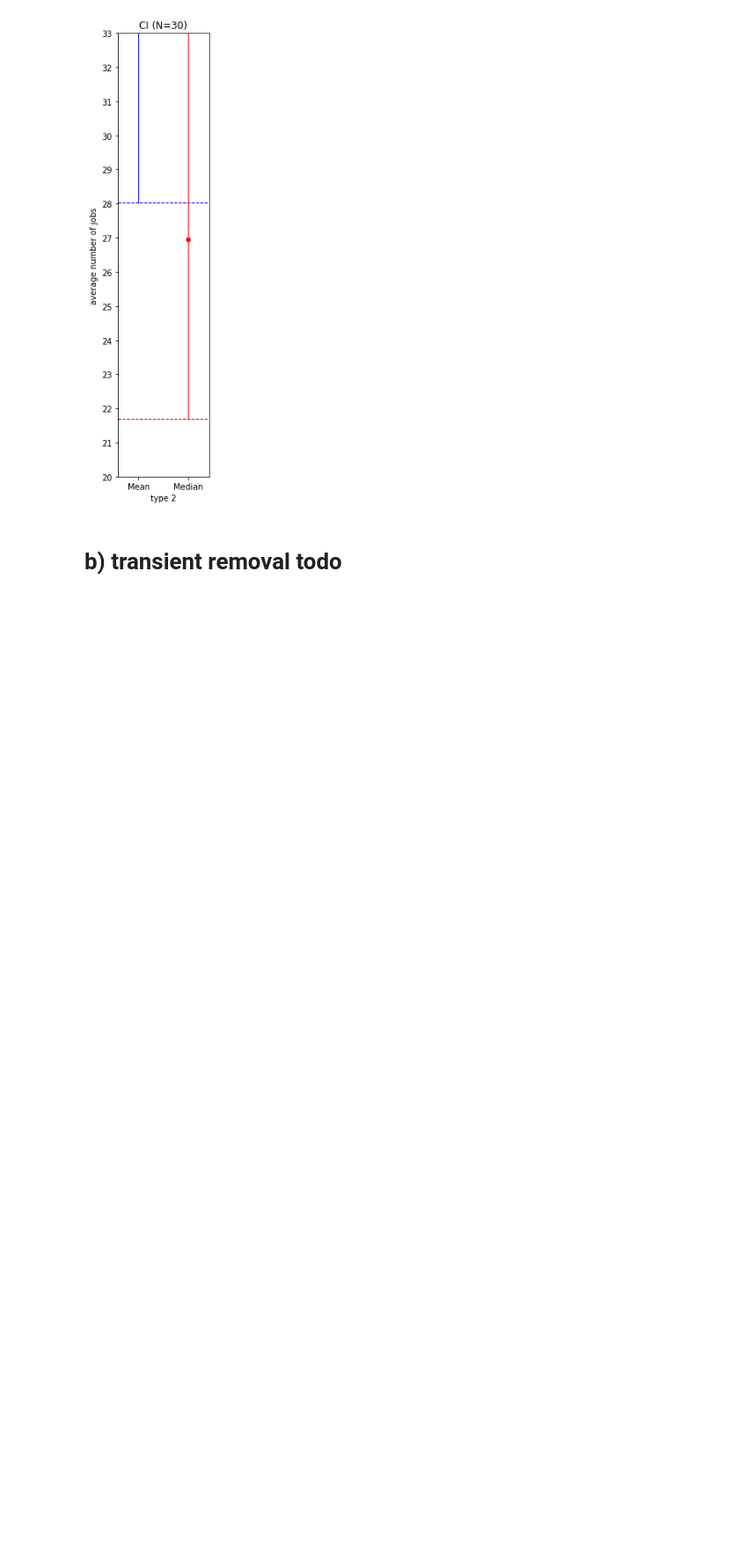
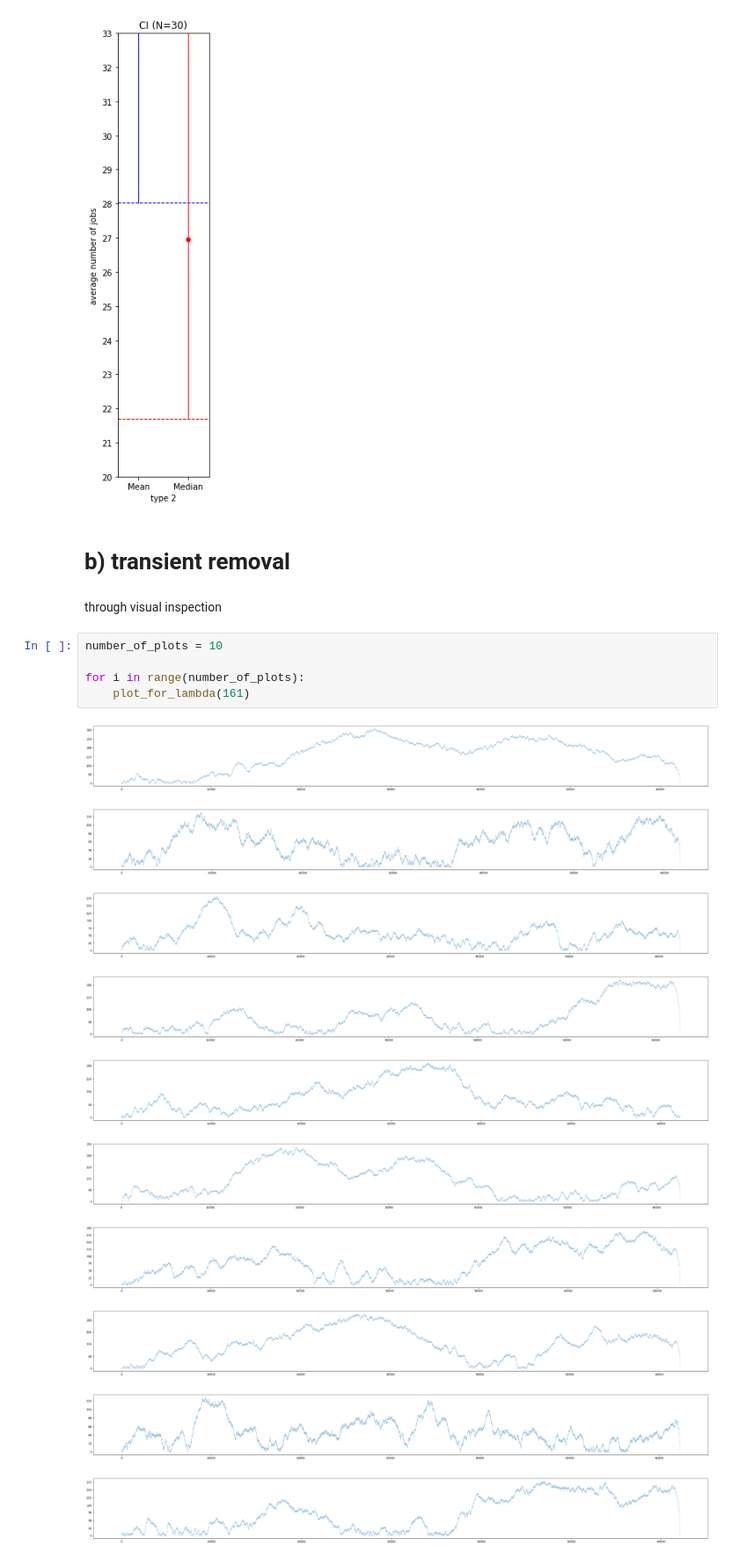
Before and after one commit to joelmfonseca/COM-503, a Jupyter notebook: hw3/Q1.ipynb, the cells around one changed output. Shown at 88% size. Saved outputs shown, nothing was run; the diff lists cells and outputs as text; blank space fills up the shorter version.

Commit message:
plot 10 simulatio with lambda as 161

```diff
--- a/hw3/Q1.ipynb
+++ b/hw3/Q1.ipynb
@@ -293,4 +293,22 @@ Width size of mean: 16.71401
 Width size of median: 23.39990
 [figure]
 # %% [markdown]
-# b) transient removal todo
+# b) transient removal
+# %% [markdown]
+through visual inspection
+# %%
+number_of_plots = 10
+
+for i in range(number_of_plots):
+    plot_for_lambda(161)
+# %% [output]
+[figure, added]
+[figure, added]
+[figure, added]
+[figure, added]
+[figure, added]
+[figure, added]
+[figure, added]
+[figure, added]
+[figure, added]
+[figure, added]
```
Also changed, not shown: parts of 1 cell of this notebook.
